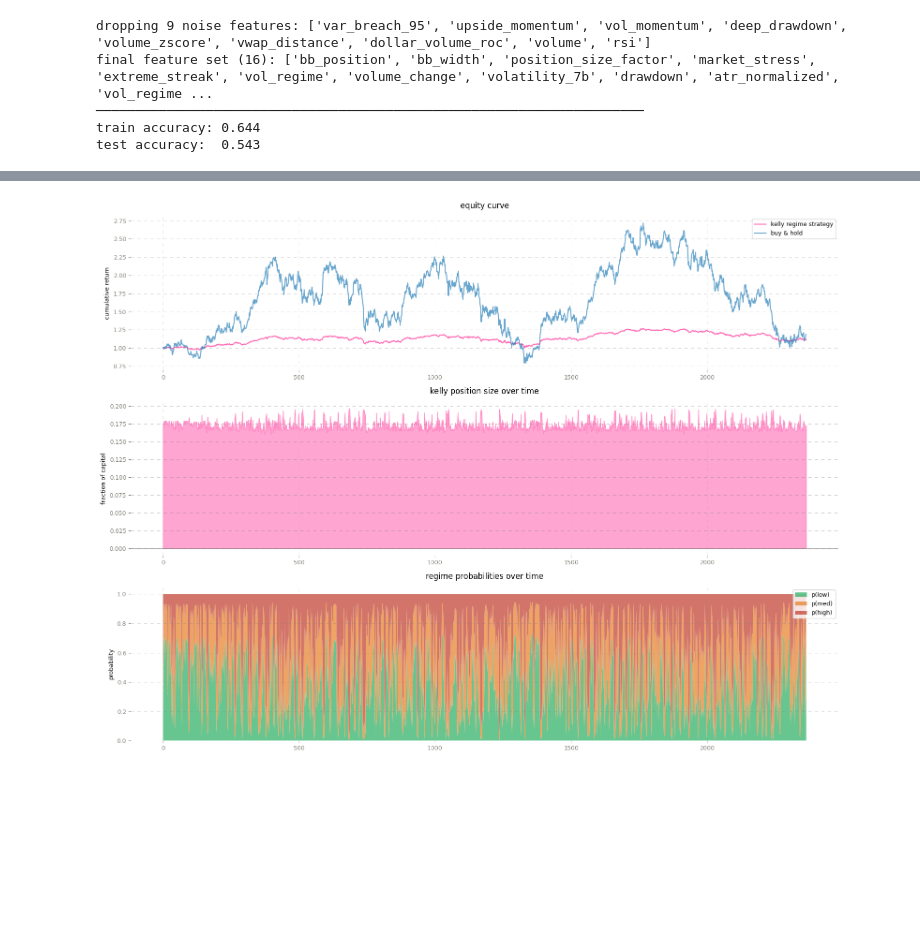
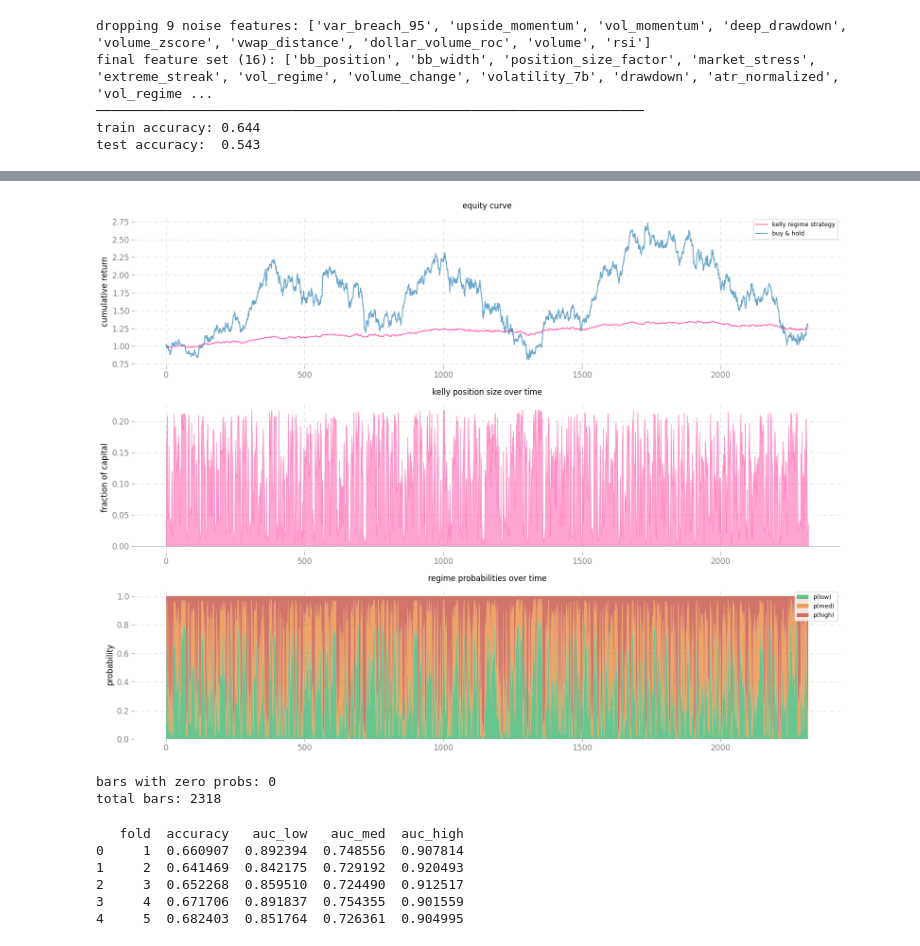
Before and after one commit to pynat/causality, a Jupyter notebook: inference_and_causality.ipynb, the cells around one changed output, grey strips where cells are left out. Drawn from its saved outputs; the diff is of its cells as text; code cells hidden in the pictures; blank space fills up the shorter version.

```diff
--- a/inference_and_causality.ipynb
+++ b/inference_and_causality.ipynb
@@ -770,7 +769,7 @@ by_target = defaultdict(list)
 for src, tgt in directed:
     by_target[tgt].append(src)
 
-print("directed edges (what drives what):")
+print("directed edges, what drives what:")
 print("─" * 70)
 for tgt in sorted(by_target.keys()):
     drivers = ", ".join(sorted(by_target[tgt]))
@@ -778,7 +777,10 @@ for tgt in sorted(by_target.keys()):
     print(f"    → {tgt}")
     print()
 
-print("undirected (direction ambiguous):")
+print("undirected direction ambiguous:")
 for a, b in undirected:
     print(f"  {a}  —  {b}")
+
+pc_directed   = directed
+pc_undirected = undirected
 # %% [output]
@@ -1472,7 +1471,11 @@ dtype: float64
 # regime-specific edge estimates from purged cv results
 # edge = how much better than random (auc - 0.5) normalized
 # these come directly from our cv output above
-regime_auc = {'low': 0.8413, 'med': 0.6639, 'high': 0.8655}
+regime_auc = {
+    'low':  res['auc_low'].mean(),
+    'med':  res['auc_med'].mean(),
+    'high': res['auc_high'].mean(),
+}
 regime_map  = {0: 'low', 1: 'med', 2: 'high'}
 
 # expected return per regime from transition matrix:
@@ -1511,23 +1514,33 @@ def kelly_fraction(p_win, win_return, loss_return):
     return np.clip(f, -1.0, 1.0)
 
 # fractional kelly multiplier (de prado standard)
-KELLY_FRACTION = 0.25
+KELLY_FRACTION = 0.3
 
 # compute kelly sizes per regime
 print("kelly position sizes per regime:")
+
+
+# direction logic:
+# low vol  → long bias (trending, low risk)
+# med vol  → reduced exposure (half size)
+# high vol → flat (set to 0.0) or short (set to negative)
 kelly_sizes = {}
 for r in ['low', 'med', 'high']:
-    p_win      = regime_auc[r]      # auc as proxy for win probability
-    win_ret    = abs(regime_expected_return[r]) + regime_volatility[r]
-    loss_ret   = abs(regime_expected_return[r]) - regime_volatility[r] * 0.5
+    p_win    = regime_auc[r]
+    win_ret  = abs(regime_expected_return[r]) + regime_volatility[r]
+    loss_ret = abs(regime_expected_return[r]) - regime_volatility[r] * 0.5
+    f_full   = kelly_fraction(p_win, win_ret, loss_ret)
+    kelly_sizes[r] = f_full * KELLY_FRACTION
 
-    f_full     = kelly_fraction(p_win, win_ret, loss_ret)
-    f_fraction = f_full * KELLY_FRACTION
-    kelly_sizes[r] = f_fraction
+# directional override — experiment with these three lines
+kelly_sizes['high'] = 0.0                    # flat in high vol
+kelly_sizes['med']  = kelly_sizes['med'] * 0.5  # half exposure in med vol
+# kelly_sizes['high'] = -kelly_sizes['high'] # uncomment to go short in high vol
 
-    print(f"  {r}: full_kelly={f_full:.4f}  "
-          f"fractional_kelly={f_fraction:.4f}  "
-          f"→ {abs(f_fraction)*100:.1f}% capital")
+print("kelly position sizes per regime:")
+for r in ['low', 'med', 'high']:
+    print(f"  {r}: {kelly_sizes[r]:.4f}  → {abs(kelly_sizes[r])*100:.1f}% capital")
+
 
 print("─" * 70)
 
@@ -1553,17 +1566,21 @@ df_kelly['return']   = df['return'].reindex(df_kelly.index)
 df_kelly['strategy_return'] = df_kelly['position'] * df_kelly['return'].shift(-1)
 df_kelly = df_kelly.dropna(subset=['strategy_return'])
 
-# ── performance metrics
+# performance metrics
 total_bars     = len(df_kelly)
 total_years    = total_bars / 812
 strat_ret      = df_kelly['strategy_return']
 bh_ret         = df_kelly['return'].shift(-1).dropna()
 
 # annualized
-ann_return_strat = strat_ret.mean() * 812
-ann_return_bh    = bh_ret.mean() * 812
-ann_vol_strat    = strat_ret.std() * np.sqrt(812)
-ann_vol_bh       = bh_ret.std() * np.sqrt(812)
+bars_per_year    = len(df) / ((df.index[-1] - df.index[0]).days / 365)
+strat_ret        = df_kelly['strategy_return']
+bh_ret           = df_kelly['return'].shift(-1).dropna()
+
+ann_return_strat = strat_ret.mean() * bars_per_year
+ann_return_bh    = bh_ret.mean()    * bars_per_year
+ann_vol_strat    = strat_ret.std()  * np.sqrt(bars_per_year)
+ann_vol_bh       = bh_ret.std()     * np.sqrt(bars_per_year)
 
 sharpe_strat = ann_return_strat / ann_vol_strat if ann_vol_strat > 0 else 0
 sharpe_bh    = ann_return_bh    / ann_vol_bh    if ann_vol_bh    > 0 else 0
@@ -1594,7 +1611,7 @@ print("position size distribution:")
 print(df_kelly['position'].describe().round(4))
 print("─" * 70)
 
-# ── visualization
+# visualization
 fig, axes = plt.subplots(3, 1, figsize=(16, 12))
 rcParams['font.family'] = 'DejaVu Sans'
 
@@ -1655,3 +1672,21 @@ max         0.1969
 Name: position, dtype: float64
 ──────────────────────────────────────────────────────────────────────
-[figure, old version]
+[figure, new version]
+# %%
+# how many bars have no oos prediction?
+print(f"bars with zero probs: {(probs.sum(axis=1) == 0).sum()}")
+print(f"total bars: {len(probs)}")
+# %% [output]
+bars with zero probs: 0
+total bars: 2318
+# %%
+# train/test is sequential, last fold is the most recent data.
+# check if performance degrades in the most recent fold specifically.
+print(res[['fold', 'accuracy', 'auc_low', 'auc_med', 'auc_high']])
+# %% [output]
+   fold  accuracy   auc_low   auc_med  auc_high
+0     1  0.660907  0.892394  0.748556  0.907814
+1     2  0.641469  0.842175  0.729192  0.920493
+2     3  0.652268  0.859510  0.724490  0.912517
+3     4  0.671706  0.891837  0.754355  0.901559
+4     5  0.682403  0.851764  0.726361  0.904995
```
Also changed, not shown: parts of 16 cells of this notebook, 3 other files.
